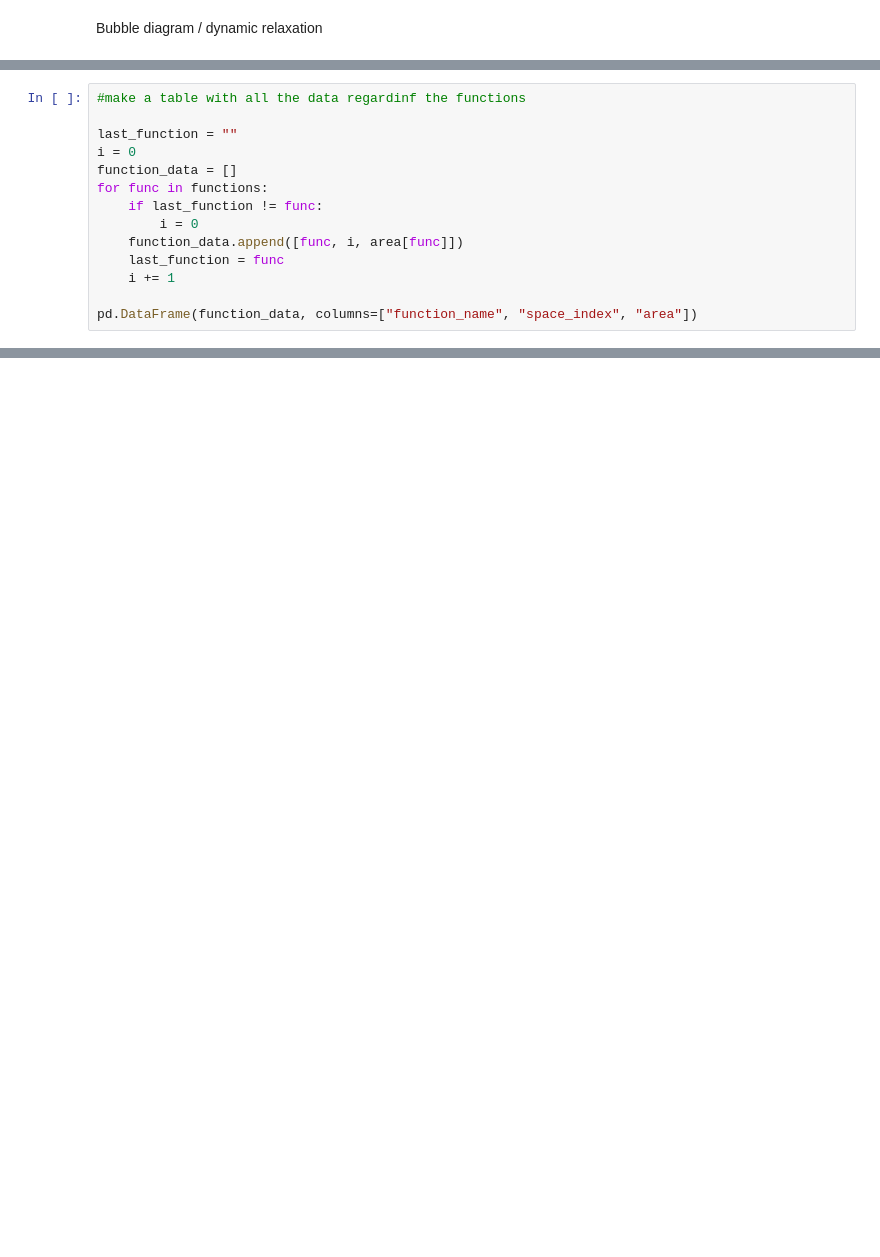
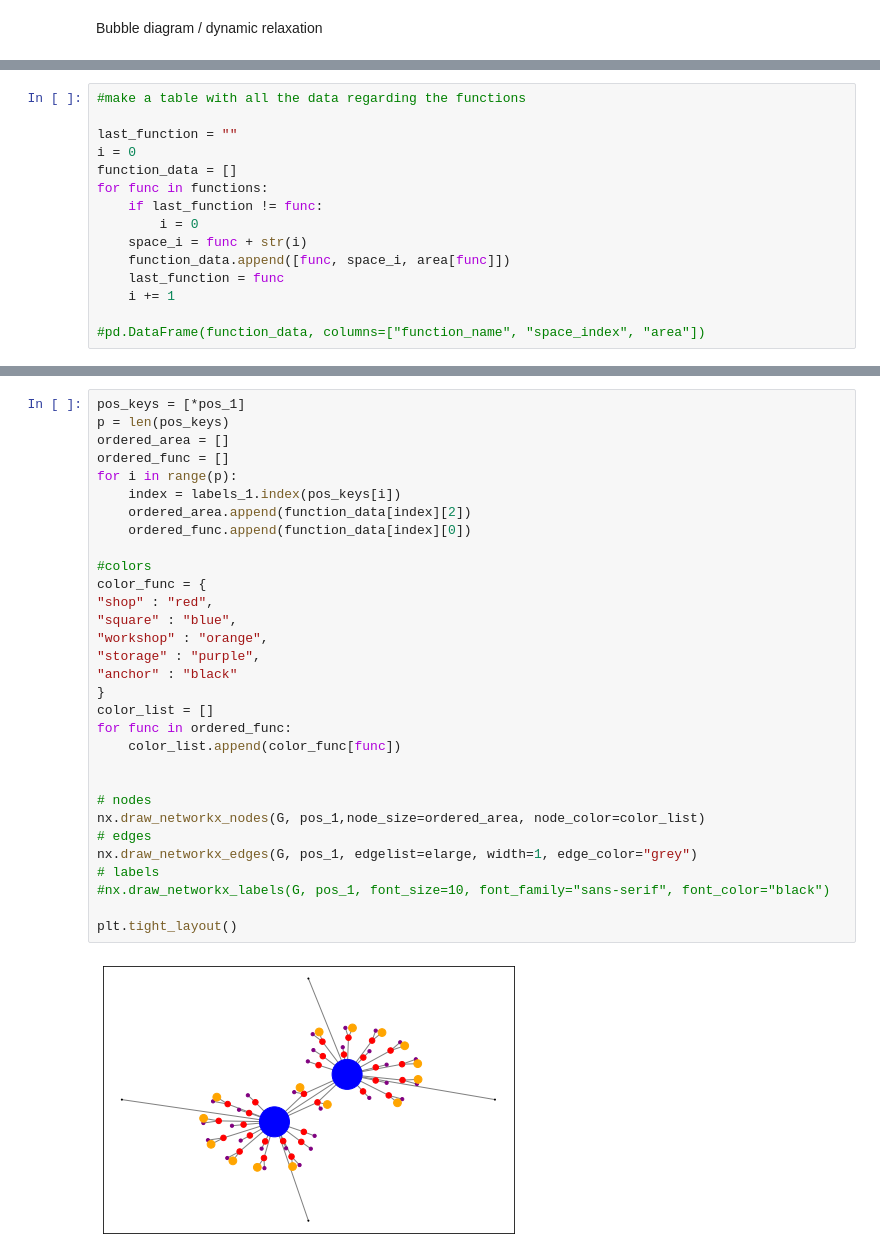
Before and after one commit to DorisvanUffelen/Earthy_2021_process, a Jupyter notebook: Notebook relaxation.ipynb, the cells around one changed output, grey strips where cells are left out. Cells and saved outputs as stored; diff of their text form; blank space fills up the shorter version.

```diff
--- a/Notebook relaxation.ipynb
+++ b/Notebook relaxation.ipynb
@@ -27,5 +38,5 @@ Total number of functions: 17
 # %%
-#make a table with all the data regardinf the functions
+#make a table with all the data regarding the functions
 
 last_function = ""
 i = 0
@@ -33,8 +44,9 @@ function_data = []
 for func in functions:
     if last_function != func:
         i = 0
-    function_data.append([func, i, area[func]])
+    space_i = func + str(i)
+    function_data.append([func, space_i, area[func]])
     last_function = func
     i += 1
 
-pd.DataFrame(function_data, columns=["function_name", "space_index", "area"])
+#pd.DataFrame(function_data, columns=["function_name", "space_index", "area"])
@@ -109,0 +251,33 @@ display(pd.DataFrame(VV))
+# %%
+pos_keys = [*pos_1]
+p = len(pos_keys)
+ordered_area = []
+ordered_func = []
+for i in range(p):
+    index = labels_1.index(pos_keys[i])
+    ordered_area.append(function_data[index][2])
+    ordered_func.append(function_data[index][0])
+
+#colors
+color_func = {
+"shop" : "red",
+"square" : "blue",
+"workshop" : "orange",
+"storage" : "purple",
+"anchor" : "black"
+}
+color_list = []
+for func in ordered_func:
+    color_list.append(color_func[func])
+
+
+# nodes
+nx.draw_networkx_nodes(G, pos_1,node_size=ordered_area, node_color=color_list)
+# edges
+nx.draw_networkx_edges(G, pos_1, edgelist=elarge, width=1, edge_color="grey")
+# labels
+#nx.draw_networkx_labels(G, pos_1, font_size=10, font_family="sans-serif", font_color="black")
+
+plt.tight_layout()
+# %% [output]
+[figure, added]
```
Also changed, not shown: parts of 14 cells of this notebook.
